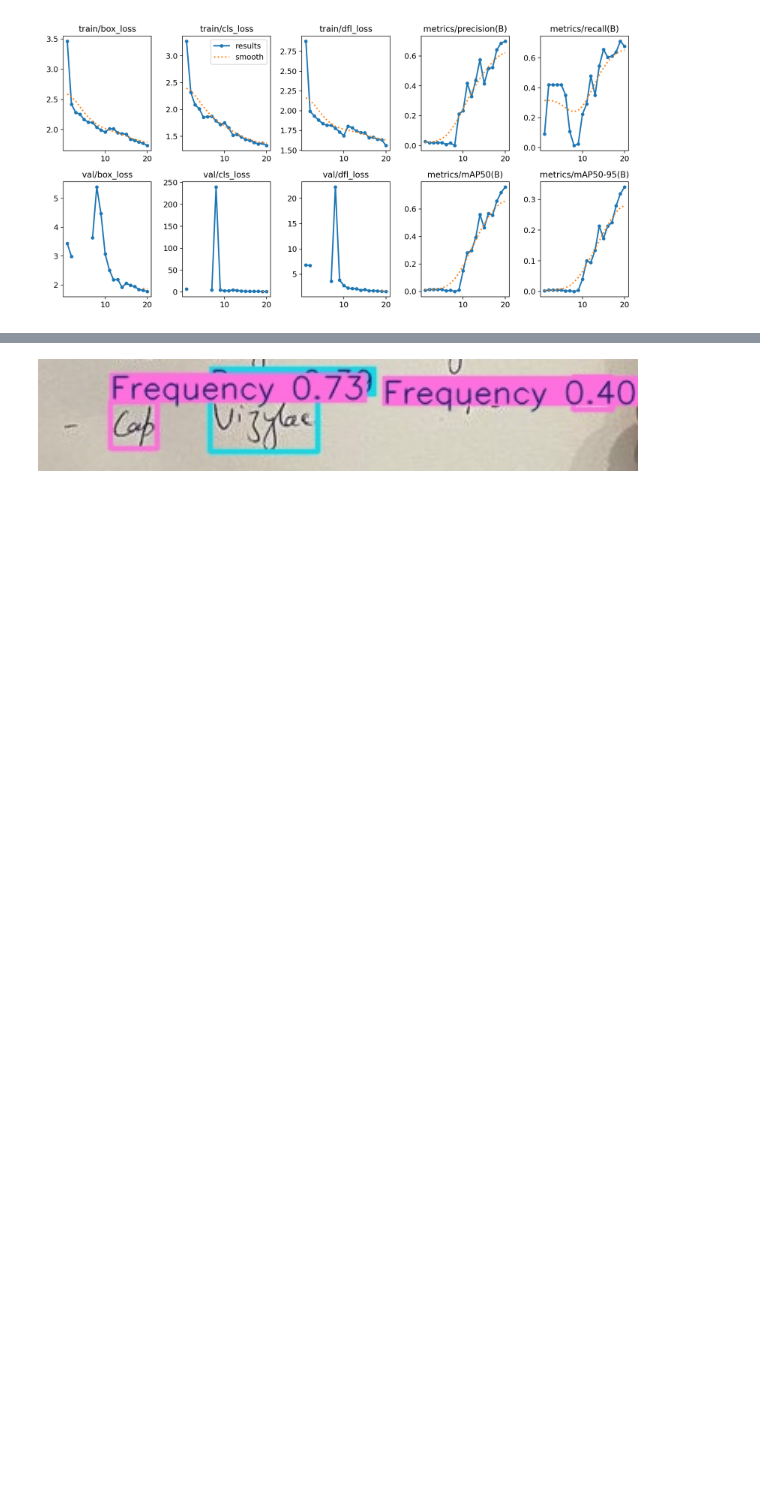
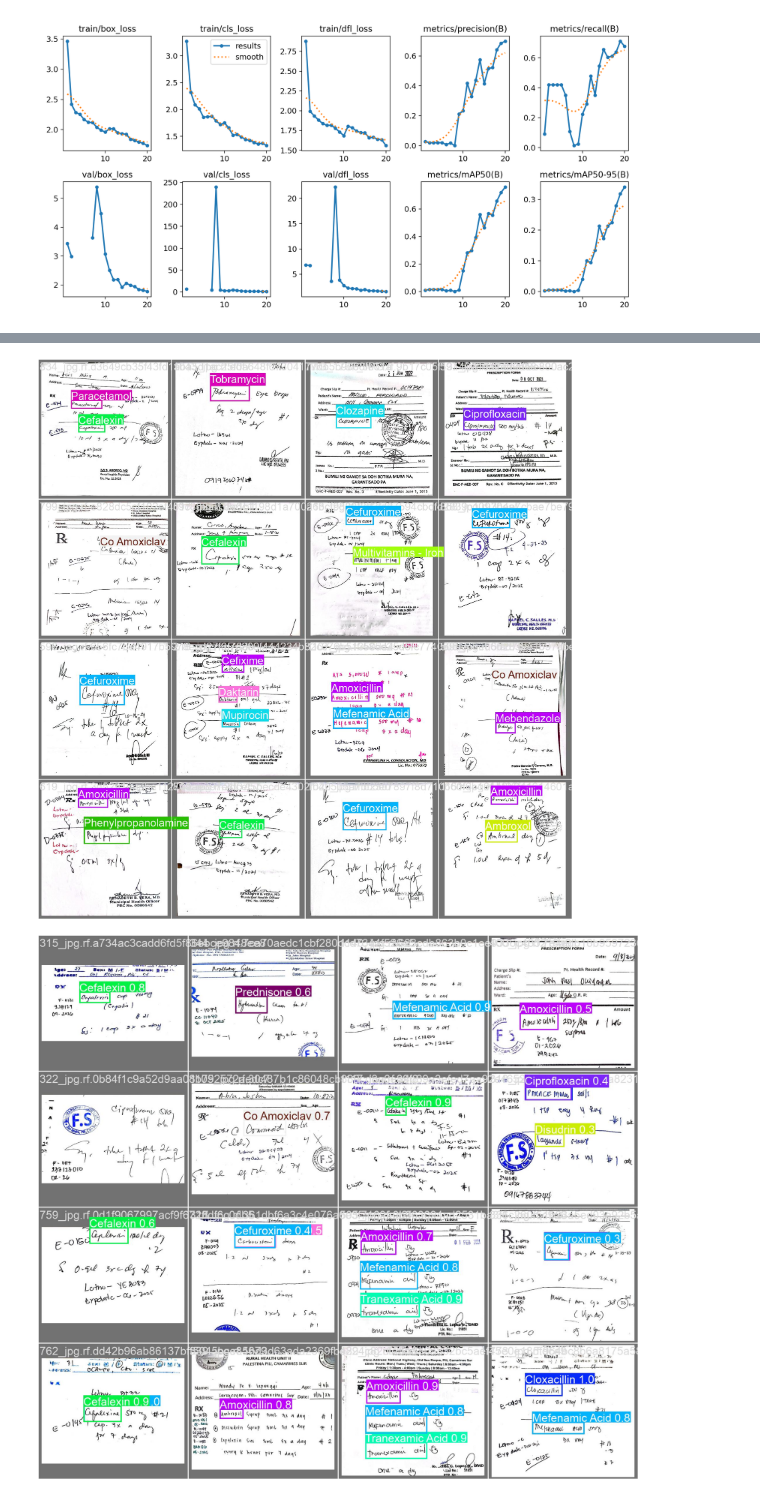
Before and after one commit to Megahedron69/Medicos, a Jupyter notebook: medicine_prescription.ipynb, the cells around one changed output, grey strips where cells are left out. Drawn from its saved outputs; the diff is of its cells as text; code cells hidden in the pictures; blank space fills up the shorter version.

```diff
--- a/medicine_prescription.ipynb
+++ b/medicine_prescription.ipynb
@@ -246,11 +141,12 @@ Results saved to runs/detect/predict13
 # %%
 import glob
 import os
 from IPython.display import Image as IPyImage, display
 
-latest_folder = max(glob.glob('runs/detect/predict13'), key=os.path.getmtime)
+latest_folder = max(glob.glob('/content/runs/detect/val7'), key=os.path.getmtime)
 for img in glob.glob(f'{latest_folder}/*.jpg')[:3]:
   display(IPyImage(filename=img, width=600))
   print("\n")
 # %% [output]
-[figure, old version]
+[figure, new version]
+[figure, added]
```
Also changed, not shown: parts of 15 cells of this notebook.
